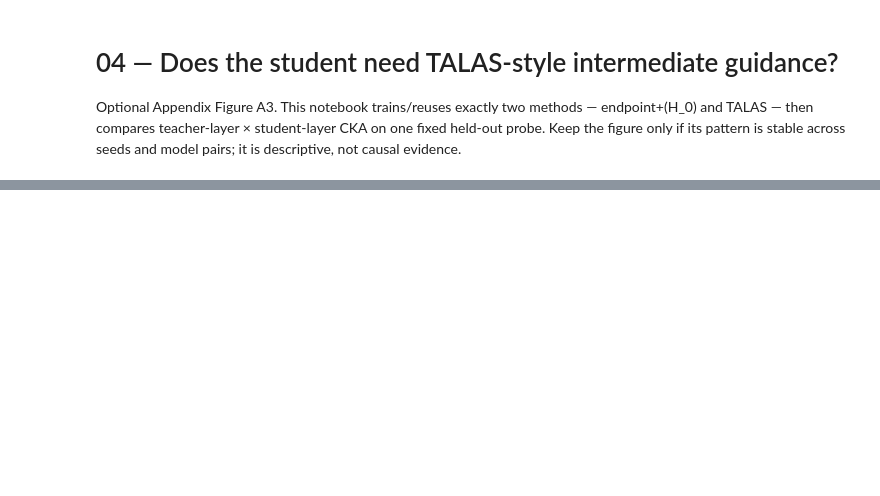
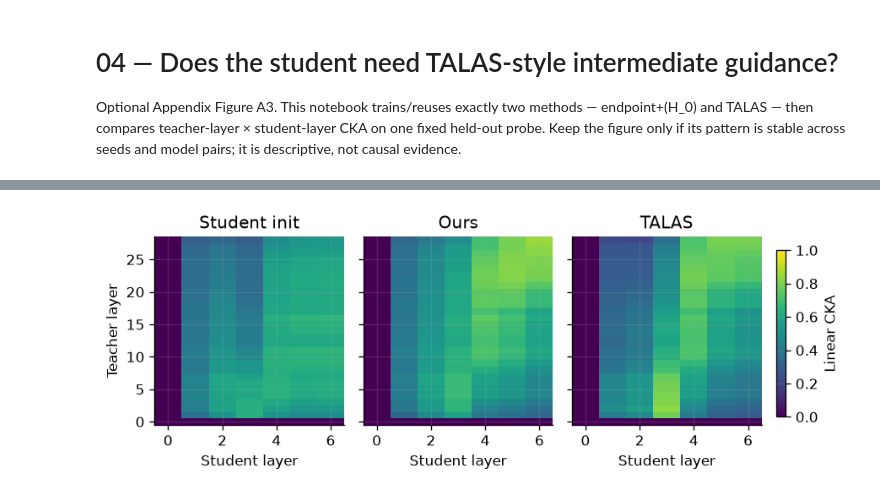
Before and after one commit to duncan-nguyen/embedding-kd, a Jupyter notebook: notebooks/04_talas_layerwise_cka.ipynb, the cells around one changed output, grey strips where cells are left out. Saved outputs shown, nothing was run; the diff lists cells and outputs as text; code cells hidden in the pictures; blank space fills up the shorter version.

```diff
--- a/notebooks/04_talas_layerwise_cka.ipynb
+++ b/notebooks/04_talas_layerwise_cka.ipynb
@@ -11,16 +11,16 @@ from pathlib import Path
 
 REPO_URL = "https://github.com/duncan-nguyen/embedding-kd.git"
 AUTO_PULL_REPO, INSTALL_REQUIREMENTS = True, True
-PAIR = "qwen3_4b_to_bert_base"
+PAIR = "qwen3_0.6b_to_minilm_h384"
 TRAIN_DATA_REL = Path("data/train_set/train_100k.csv")
 RUN_NAME = f"analysis_talas_cka_{PAIR}_v2"
-SEEDS = [42, 43, 44]
+SEEDS = [42]
 BATCH_SIZE, EPOCHS = 128, 5
 LRS = {"ours": 7e-5, "talas": 2e-5}
 LAMBDA_H0 = 0.75
 PROBE_SIZE, ENCODE_BATCH = 512, 64
 DEVICE = "cuda"
-EXECUTE, STOP_ON_ERROR, RENDER_FIGURE = False, True, True
+EXECUTE, STOP_ON_ERROR, RENDER_FIGURE = True, True, True
 CUDA_VISIBLE_DEVICES = "0"
 # %%
 # 2. Repo, dependencies, GPU và dữ liệu
@@ -136,37 +164,41 @@ elif RENDER_FIGURE:
         tokenizer = AutoTokenizer.from_pretrained(model_name)
         model = audit.load_student(model_name, checkpoint, device=DEVICE)
         layers = audit.encode_texts(model, tokenizer, texts, device=DEVICE, pooling=pooling,
                                     batch_size=ENCODE_BATCH, layers=True, progress=True)["layers"]
         torch.save(layers, path)
         del model
         gc.collect()
         if torch.cuda.is_available():
             torch.cuda.empty_cache()
         return layers
 
     teacher = encode("teacher", pair["teacher"], None, pair["teacher_pooling"])
-    matrices = {}
-    for arm, label in (("ours", r"Endpoint + $H_0$"), ("talas", "TALAS")):
+    student_init = encode("student_init", pair["student"], None, pair["student_pooling"])
+    init_matrix = np.asarray([[audit.linear_cka(t, s) for s in student_init] for t in teacher])
+    pd.DataFrame(init_matrix).to_csv(out_dir / "cka_student_init.csv", index=False)
+    matrices = {"Student init": init_matrix}
+    for arm, label in (("ours", r"Ours"), ("talas", "TALAS")):
         per_seed = []
         for seed in SEEDS:
             student = encode(f"{arm}_seed_{seed}", pair["student"], checkpoints[arm][seed],
                              pair["student_pooling"])
             matrix = np.asarray([[audit.linear_cka(t, s) for s in student] for t in teacher])
             pd.DataFrame(matrix).to_csv(out_dir / f"cka_{arm}_seed_{seed}.csv", index=False)
             per_seed.append(matrix)
         matrices[label] = np.mean(np.stack(per_seed), axis=0)
 
     set_paper_style()
-    fig, axes = plt.subplots(1, 2, figsize=(5.5, 2.65), sharex=True, sharey=True)
+    fig, axes = plt.subplots(1, 3, figsize=(7.4, 2.65), sharex=True, sharey=True)
     for ax, (label, matrix) in zip(axes, matrices.items()):
         image = ax.imshow(matrix, origin="lower", aspect="auto", cmap="viridis",
                           vmin=0, vmax=1, rasterized=True)
         ax.set(title=label, xlabel="Student layer")
     axes[0].set_ylabel("Teacher layer")
-    fig.colorbar(image, ax=axes, label="Linear CKA", shrink=.82, fraction=.035, pad=.03)
-    fig.text(.5, .03, "Mean over three seeds on one shared fixed probe.",
-             ha="center", fontsize=6.5, color="#6B7280")
-    fig.subplots_adjust(left=.10, right=.90, bottom=.22, top=.88, wspace=.12)
+    fig.subplots_adjust(left=.07, right=.88, bottom=.18, top=.88, wspace=.10)
+    color_ax = fig.add_axes([.90, .21, .012, .62])
+    fig.colorbar(image, cax=color_ax, label="Linear CKA")
     fig.savefig(out_dir / "figure_A3_optional_talas_cka.pdf", bbox_inches="tight")
     fig.savefig(out_dir / "figure_A3_optional_talas_cka.png", dpi=300, bbox_inches="tight")
     plt.show()
+# %% [output]
+[figure, added]
```
Also changed, not shown: parts of 3 cells of this notebook, 18 other files.
